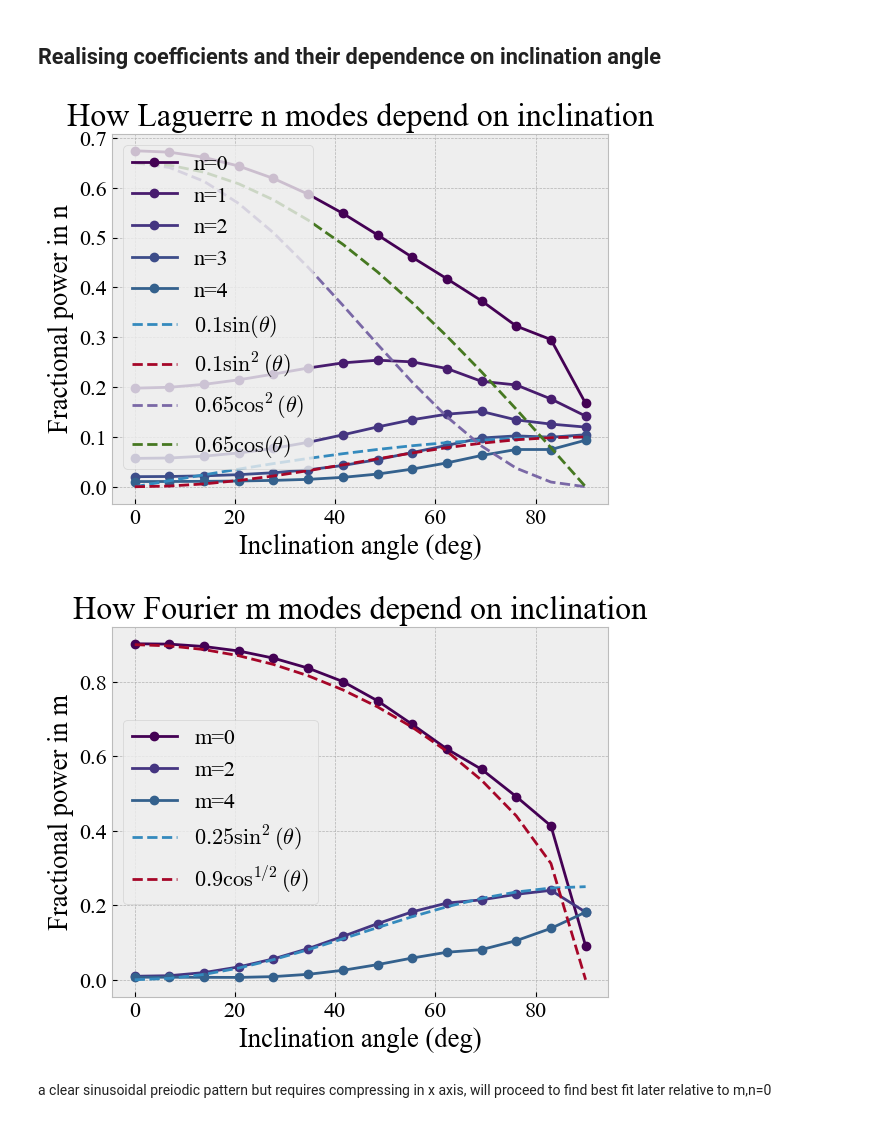
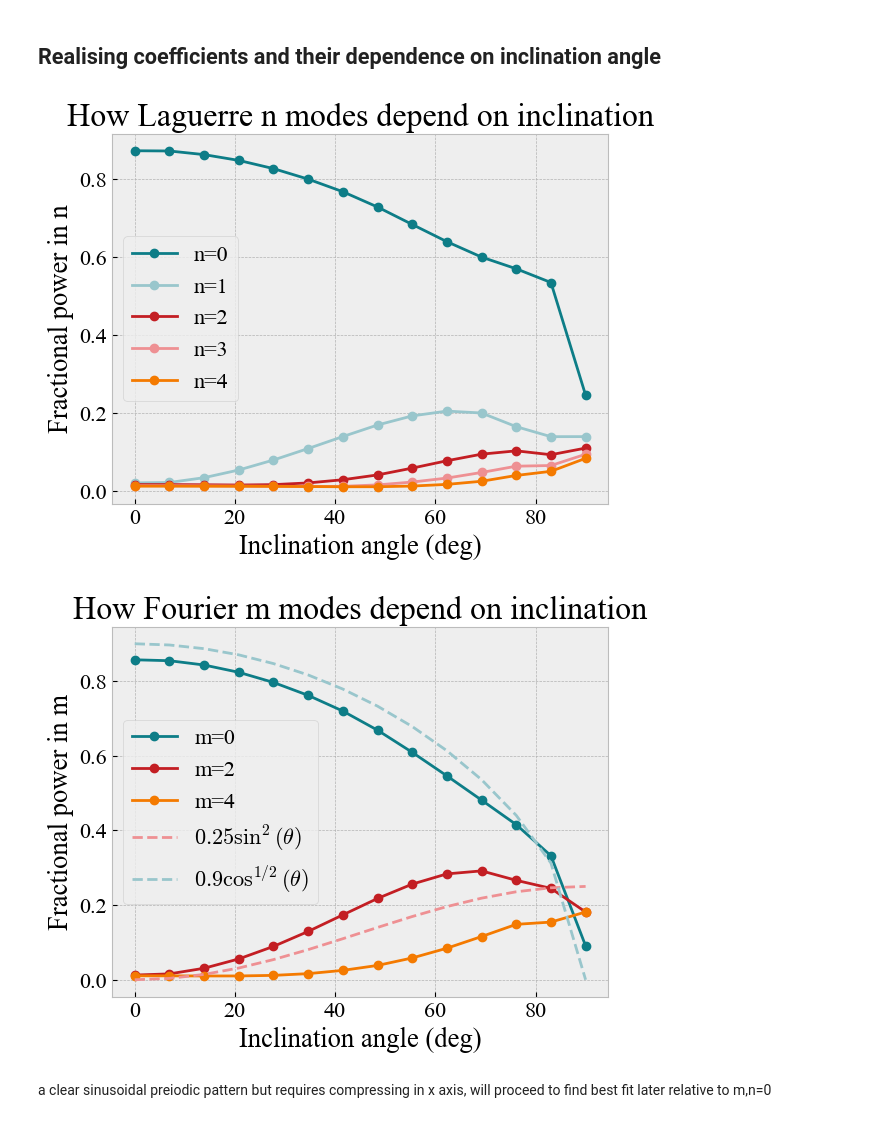
Before and after one commit to michael-petersen/GalaxyIncIinations, a Jupyter notebook: SimulatedGalaxiesAndExpansions.ipynb, the cells around one changed output. Drawn from its saved outputs; the diff is of its cells as text; code cells hidden in the pictures.

```diff
--- a/SimulatedGalaxiesAndExpansions.ipynb
+++ b/SimulatedGalaxiesAndExpansions.ipynb
@@ -123,11 +127,9 @@ plt.show() """
 # %% [markdown]
 ## Automating the best coefficients
 # %%
-# Simulated Galaxies and Expansions
-rmax = 20.
-nbins = 64
+
 noise = 0.5
-inclinationvalue = 0.
+inclinationvalue = 70.
 
 D = DiscGalaxy(N=N, a=a)
 D.rotate_disc(inclinationvalue, 0, 0)
@@ -148,7 +150,7 @@ best_E = None
 for m in tqdm(m_values, desc="mmax"):
     for n in n_values:
         try:
-            E = D.make_pointexpansion(m, n, a)
+            E = D.make_pointexpansion(m, n, a*1.5)
             E.laguerre_reconstruction(D.r, D.p)
             recon = E.reconstruction
 
@@ -161,7 +163,8 @@ for m in tqdm(m_values, desc="mmax"):
             recon_img, _, _ = np.histogram2d(x, y, bins=bins, weights=E.reconstruction)
             counts, _, _ = np.histogram2d(x, y, bins=bins)
             recon_img /= np.maximum(counts, 1)
-
+            recon_img *= np.sum(img_orig) / np.sum(recon_img)
+            recon_img = recon_img.T
             # Now compare to original image
             mask = np.isfinite(img_orig) & np.isfinite(recon_img)
             nrmse = np.sqrt(np.mean((img_orig[mask] - recon_img[mask])**2)) / np.max(img_orig)
@@ -182,7 +185,7 @@ print(f"Best match: mmax = {m_best}, nmax = {n_best}, NRMSE = {best_error:.5f}")
 
 #Original Image Plot
 plt.figure()
-plt.imshow(np.log10(img_orig), origin='lower', cmap='Purples',
+plt.imshow(np.log10(img_orig), origin='lower', cmap='bone_r',
            extent=[x_edges[0], x_edges[-1], y_edges[0], y_edges[-1]],
            vmin=0., vmax=3.3)
 plt.colorbar(label='log10 counts')
@@ -196,7 +199,7 @@ plt.figure()
 safe_recon = np.where(recon_img > 0, recon_img, np.nan)
 log_recon = np.log10(safe_recon)
 
-plt.imshow(log_recon, origin='lower', cmap='Purples',
+plt.imshow(log_recon, origin='lower', cmap='bone_r',
            extent=[x_edges[0], x_edges[-1], y_edges[0], y_edges[-1]],
            vmin=0., vmax=3.3)
 plt.colorbar(label='log10 reconstructed')
@@ -242,12 +245,6 @@ with h5py.File("example_galaxy.hdf5", "a") as f:
 #print(E.coscoefs)
 #print(E.sincoefs)
 
-# Parameters
-rmax = 8.
-nbins = 512
-mmax = 10
-nmax = 10
-
 # Inclination angles to test, period of 90 degrees, 90 itself results in a fully inclined disc
 inclinations = [0, 30, 60, 85]
 
@@ -258,7 +255,7 @@ for idx, inc in enumerate(inclinations):
     D = DiscGalaxy(N=N, a=a)
     D.rotate_disc(inc, 0, 0)
     D.generate_image(rmax=rmax, nbins=nbins, noiselevel=0.)
-    E = D.make_pointexpansion(mmax, nmax, a*1.5)
+    E = D.make_pointexpansion(mmax, nmax, a)
 
     # Compute magnitude of coefficients
     coef_mag = np.sqrt(E.coscoefs**2 + E.sincoefs**2)
@@ -269,14 +266,10 @@ for idx, inc in enumerate(inclinations):
 
     n_power = np.sum(coef_mag, axis=0)
 
+inclinations = np.linspace(0, 90, 14)  # Inclination angles from 0 to 85 degrees
+colormap = ['teal','cornflowerblue','purple','midnightblue','olive','palevioletred','midnightblue']
 
-rmax = 11.
-nbins = 512
-mmax = 10
-nmax = 10
-inclinations = np.linspace(0, 90, 14)  # Inclination angles from 0 to 85 degrees
-colormap = plt.cm.viridis(np.linspace(0, 1, len(inclinations)))
-
+colormap=['#0d7d87', '#99c6cc', '#c31e23', '#ee9093', '#f47a00']
 # Store results
 results = []
 
@@ -284,7 +277,7 @@ for inc in inclinations:
     D = DiscGalaxy(N=N, a=a)
     D.rotate_disc(inc, 0, 0)
     D.generate_image(rmax=rmax, nbins=nbins, noiselevel=0.)
-    E = D.make_pointexpansion(mmax, nmax, a*1.5)
+    E = D.make_pointexpansion(mmax, nmax, a)
 
     coef_mag = np.sqrt(E.coscoefs**2 + E.sincoefs**2)
     m_power = np.sum(coef_mag, axis=1)
@@ -306,39 +299,39 @@ for inc in inclinations:
 theta_deg = np.array([r["inclination"] for r in results])
 theta_rad = np.radians(theta_deg)
 
 for n in range(0,5,1):
     plt.plot(theta_deg,
              [r["fracn_power"][n] for r in results],
              marker='o', label=f"n={n}", color=colormap[n])
 
 # Overplot trigonometric functions
-plt.plot(theta_deg, 0.1*np.sin(theta_rad), '--', label=r'$0.1\sin(\theta)$')
+""" plt.plot(theta_deg, 0.1*np.sin(theta_rad), '--', label=r'$0.1\sin(\theta)$')
 plt.plot(theta_deg, 0.1*np.sin(theta_rad)**2, '--', label=r'$0.1\sin^2(\theta)$')
 plt.plot(theta_deg, 0.65*np.cos(theta_rad)**2, '--', label=r'$0.65\cos^2(\theta)$')
 plt.plot(theta_deg, 0.65*np.cos(theta_rad), '--', label=r'$0.65\cos(\theta)$')
-
+ """
 plt.xlabel("Inclination angle (deg)")
 plt.ylabel("Fractional power in n")
 plt.legend()
 plt.title("How Laguerre n modes depend on inclination")
 plt.show()
 
 for m in range(0,5,2):
     plt.plot(theta_deg,
              [r["fracm_power"][m] for r in results],
              marker='o', label=f"m={m}", color=colormap[m])
 
 # Overplot trigonometric functions
-plt.plot(theta_deg, 0.25*np.sin(theta_rad)**2, '--', label=r'$0.25\sin^2(\theta)$')
-plt.plot(theta_deg, 0.9*np.cos(theta_rad)**(1/2), '--', label=r'$0.9\cos^{1/2}(\theta)$')
+plt.plot(theta_deg, 0.25*np.sin(theta_rad)**2, '--', label=r'$0.25\sin^2(\theta)$', color='#ee9093')
+plt.plot(theta_deg, 0.9*np.cos(theta_rad)**(1/2), '--', label=r'$0.9\cos^{1/2}(\theta)$', color='#99c6cc')
 plt.xlabel("Inclination angle (deg)")
 plt.ylabel("Fractional power in m")
 plt.legend()
 plt.title("How Fourier m modes depend on inclination")
 plt.show()
 # %% [output]
-[figure, old version]
+[figure, new version]
-[figure, old version]
+[figure, new version]
 # %% [markdown]
 a clear sinusoidal preiodic pattern but requires compressing in x axis, will proceed to find best fit later relative to m,n=0
 # %% [markdown]
```
Also changed, not shown: parts of 7 cells of this notebook, 10 other files.
